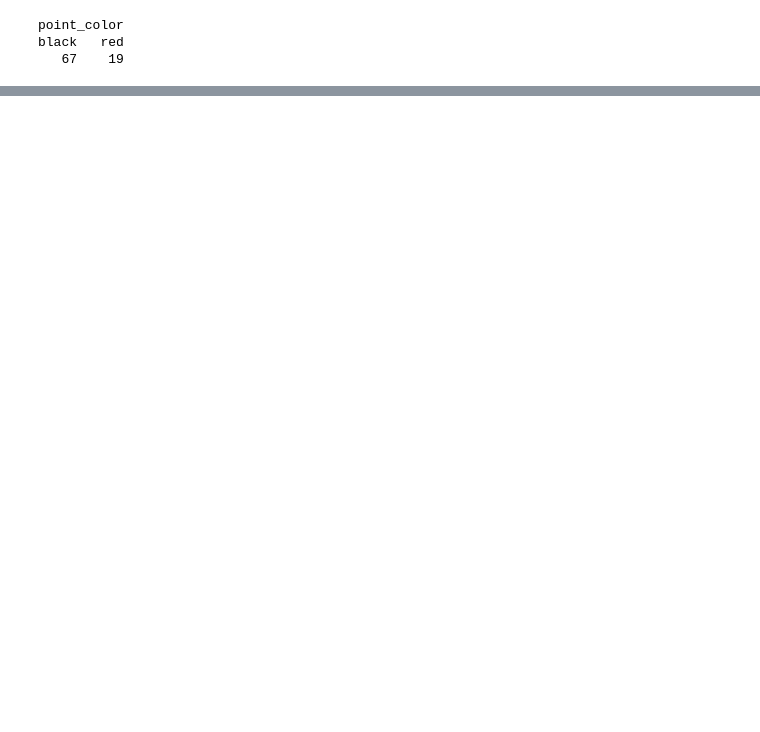
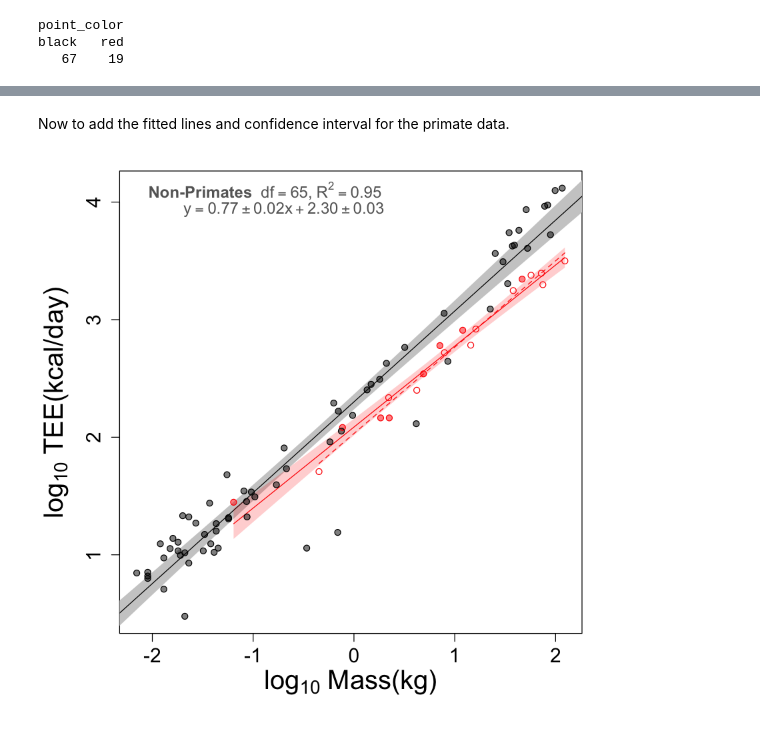
Before and after one commit to ryanraaum/bioanth-plots, a Jupyter notebook: Energy Expenditure in R.ipynb, the cells around one changed output, grey strips where cells are left out. Drawn from its saved outputs; the diff is of its cells as text; code cells hidden in the pictures; blank space fills up the shorter version.

```diff
--- a/Energy Expenditure in R.ipynb
+++ b/Energy Expenditure in R.ipynb
@@ -45,0 +43,5 @@ fill open
+# %%
+point_fill = rep(adjustcolor("black", alpha=0.5), nrow(dset)) # adjustcolor used to add some transparency
+point_fill[dset$captive == "no"] = adjustcolor("red", alpha=0.5)
+point_fill[dset$captive == "yes"] = rgb(0,0,0,0) # this makes a fully transparent "fill" color - i.e. no fill
+table(point_fill)
@@ -45,0 +60,8 @@ fill open
+# %%
+nonprimates = subset(dset, order != "Primates")
+allprimates = subset(dset, order == "Primates")
+subprimates = subset(allprimates, species != "Microcebus_murinus")
+
+nonprimatesfit = lm(logtee ~ logmass, data=nonprimates)
+allprimatesfit = lm(logtee ~ logmass, data=allprimates)
+subprimatesfit = lm(logtee ~ logmass, data=subprimates)
@@ -45,0 +152,62 @@ fill open
+# %% [markdown]
+Now to add the fitted lines and confidence interval for the primate data.
+# %%
+# set up the plot area
+par(mar=c(5.1,5.1,1.0,1.0))
+plot(log10(tee) ~ log10(mass),
+     data=dset,
+     type='n',
+     xlab=expression("log"[10]*" Mass(kg)"),
+     ylab=expression("log"[10]*" TEE(kcal/day)"),
+     cex.lab=2,
+     cex.axis=1.5)
+
+# add nonprimates confidence interval and line
+np_massrange = seq(-3, 3, length.out=100)
+np_interval = predict(nonprimatesfit,
+                      newdata=data.frame(logmass=np_massrange),
+                      interval='confidence')
+polygon(c(rev(np_massrange), np_massrange),
+        c(rev(np_interval[,3]), np_interval[,2]),
+        col='grey80',
+        border=NA)
+abline(nonprimatesfit)
+
+# add all primates confidence interval and line (pretty much the same as above)
+ap_massrange = seq(min(allprimates$logmass), max(allprimates$logmass), length.out=100)
+ap_interval = predict(allprimatesfit,
+                      newdata=data.frame(logmass=ap_massrange),
+                      interval='confidence')
+polygon(c(rev(ap_massrange), ap_massrange),
+        c(rev(ap_interval[,3]), ap_interval[,2]),
+        col=adjustcolor("red", alpha=.2),
+        border=NA)
+lines(c(min(ap_massrange), max(ap_massrange)),
+      c(ap_interval[1,1], ap_interval[length(ap_massrange),1]),
+      col="red")
+
+# add the primates without mouse lemur fitted line
+sb_minmax = c(min(subprimates$logmass), max(subprimates$logmass))
+sb_fitted = predict(subprimatesfit,
+                      newdata=data.frame(logmass=sb_minmax))
+lines(sb_minmax,      # x values for ends of line
+      sb_fitted,  # y values for ends of line
+      col="red",
+      lty=2)
+
+# add the points
+with(dset, points(log10(mass), log10(tee), pch=16, col=point_fill))
+with(dset, points(log10(mass), log10(tee), pch=1, col=point_color))
+
+# add the annotations
+np_df = nonprimatesfit$df.residual
+np_r2 = format(round(summary(nonprimatesfit)$r.squared, 2), nsmall=2)
+np_b0 = format(round(nonprimatesfit$coefficients[1], 2), nsmall=2)
+np_b1 = format(round(nonprimatesfit$coefficients[2], 2), nsmall=2)
+np_e0 = format(round(summary(nonprimatesfit)$coefficients[1,2], 2), nsmall=2)
+np_e1 = format(round(summary(nonprimatesfit)$coefficients[2,2], 2), nsmall=2)
+legend('topleft', bty='n', pch=NA, text.col='grey40', cex=1.2,
+       legend=c(as.expression(bquote(bold('Non-Primates ') ~ df == .(np_df) * ',' ~ R^2 == .(np_r2))),
+                as.expression(bquote('       ' ~ y == .(np_b1)%+-%.(np_e1)*x + .(np_b0)%+-%.(np_e0)))))
+# %% [output]
+[figure, added]
```
Also changed, not shown: parts of 15 cells of this notebook.
